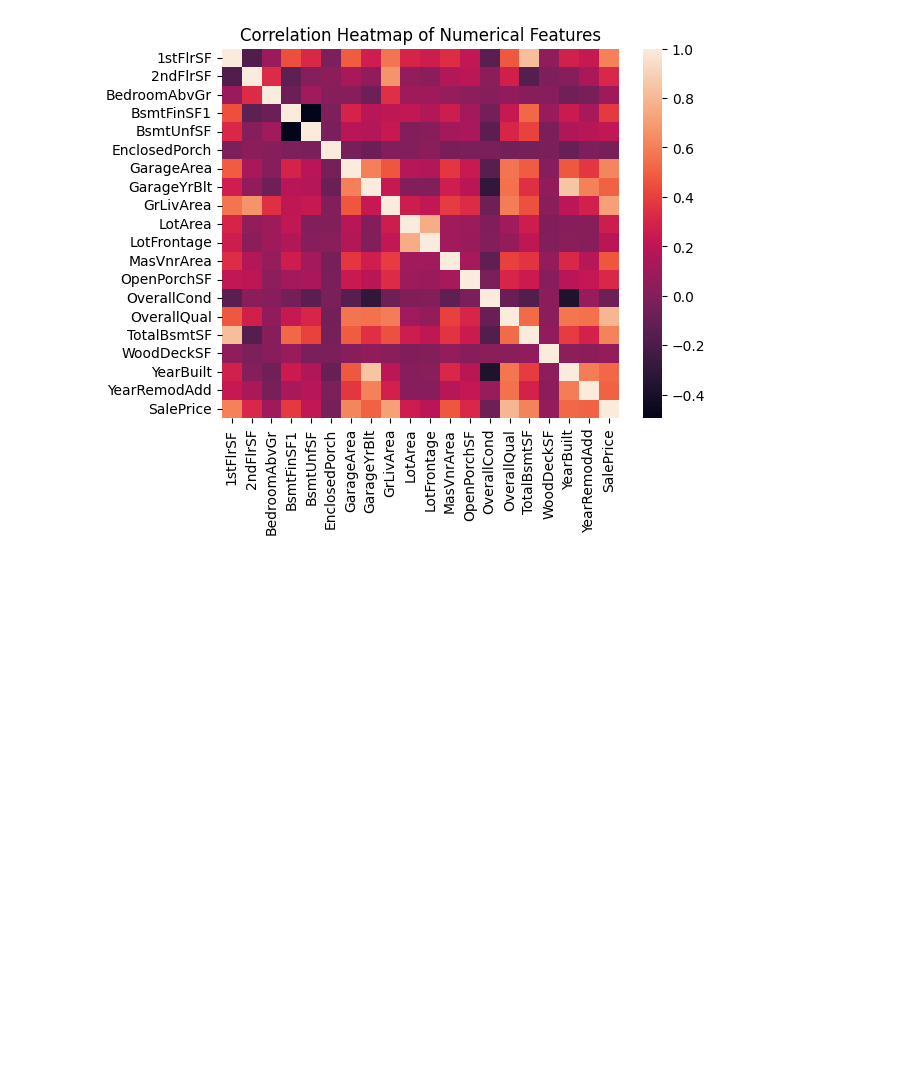
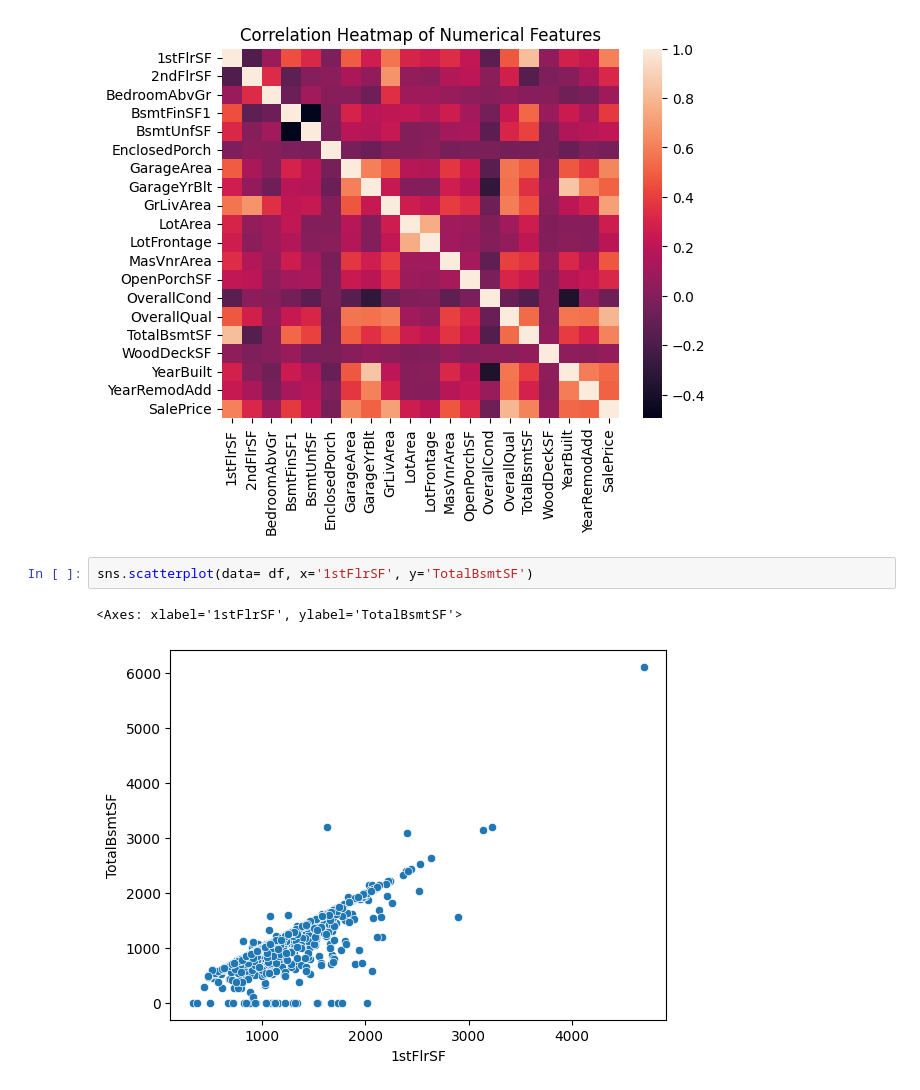
Before and after one commit to FlanagG21/DataWrangling, a Jupyter notebook: EDA.ipynb, the cells around one changed output. Saved outputs shown, nothing was run; the diff lists cells and outputs as text; blank space fills up the shorter version.

Commit message:
added correlation comparisons and scatterplots

```diff
--- a/EDA.ipynb
+++ b/EDA.ipynb
@@ -23,3 +23,8 @@ plt.title('Correlation Heatmap of Numerical Features')
 plt.show()
 # %% [output]
 [figure]
+# %%
+sns.scatterplot(data= df, x='1stFlrSF', y='TotalBsmtSF')
+# %% [output]
+<Axes: xlabel='1stFlrSF', ylabel='TotalBsmtSF'>
+[figure, added]
```
Also changed, not shown: parts of 3 cells of this notebook.
